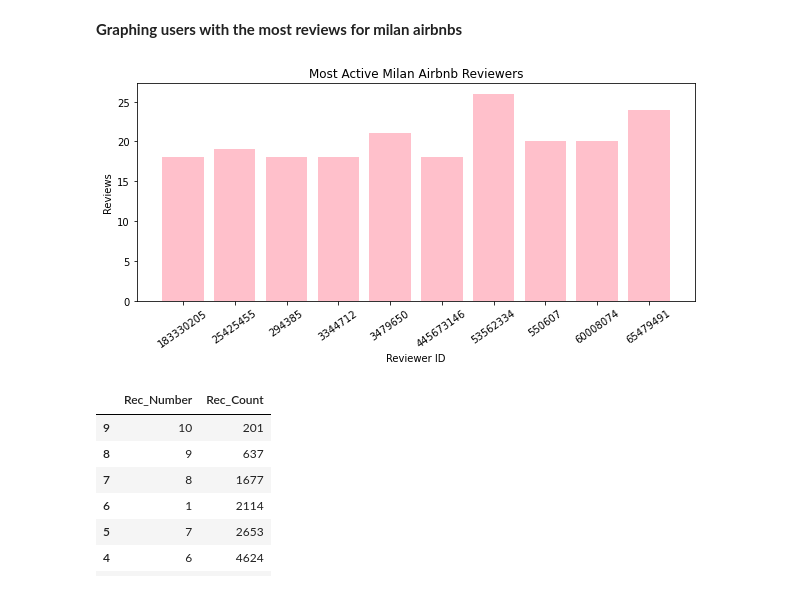
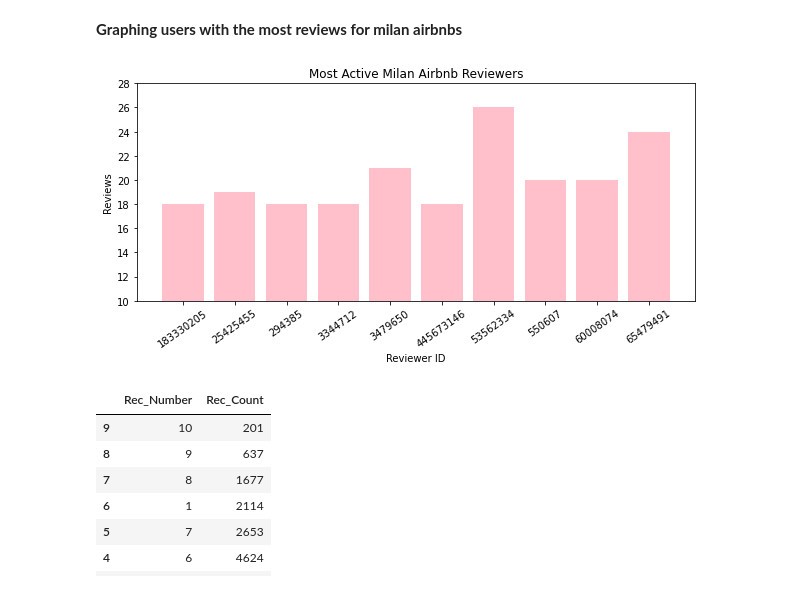
Before and after one commit to anat-jacobson/Airbnb-Recommender, a Jupyter notebook: Airbnb_Recommender_Collab_Filtering.ipynb, the cells around one changed output. Saved outputs shown, nothing was run; the diff lists cells and outputs as text; code cells hidden in the pictures.

```diff
--- a/Airbnb_Recommender_Collab_Filtering.ipynb
+++ b/Airbnb_Recommender_Collab_Filtering.ipynb
@@ -614,25 +627,30 @@ top_10_reviewers = top_10_reviewers.rename(columns={"index":"reviewer_id"})
 # %%
 #making user_id a string for graphing
 top_10_reviewers['reviewer_id'] = top_10_reviewers['reviewer_id'].astype(str)
 #making sorted df for chart
 top_10_sorted = top_10_reviewers.sort_values('review_count')
 #making airbnb_rating a string
 grouped = top_10_sorted.groupby("reviewer_id")["review_count"].sum()
 fig = plt.figure(figsize = (10, 4))
 # create a bar plot
 plt.bar(grouped.index, grouped.values, color="pink")
 # set the x-axis label
 plt.xlabel("Reviewer ID")
 plt.xticks(rotation=35)
 
 # set the y-axis label
 plt.ylabel("Reviews")
+plt.ylim(10, 28)
+
 #adding title
 plt.title("Most Active Milan Airbnb Reviewers")
+
+#saving image
+plt.savefig('Images/active_reviewers.png', dpi=300, bbox_inches='tight')
 # show the plot
 plt.show()
 # %% [output]
-[figure, old version]
+[figure, new version]
 # %%
 #making dataframe of review counts to compare distribution of reviews
 top_ratings = pd.DataFrame(english_reviews["rec_scale"].value_counts(ascending=False).head(10))
```
Also changed, not shown: parts of 26 cells of this notebook.
